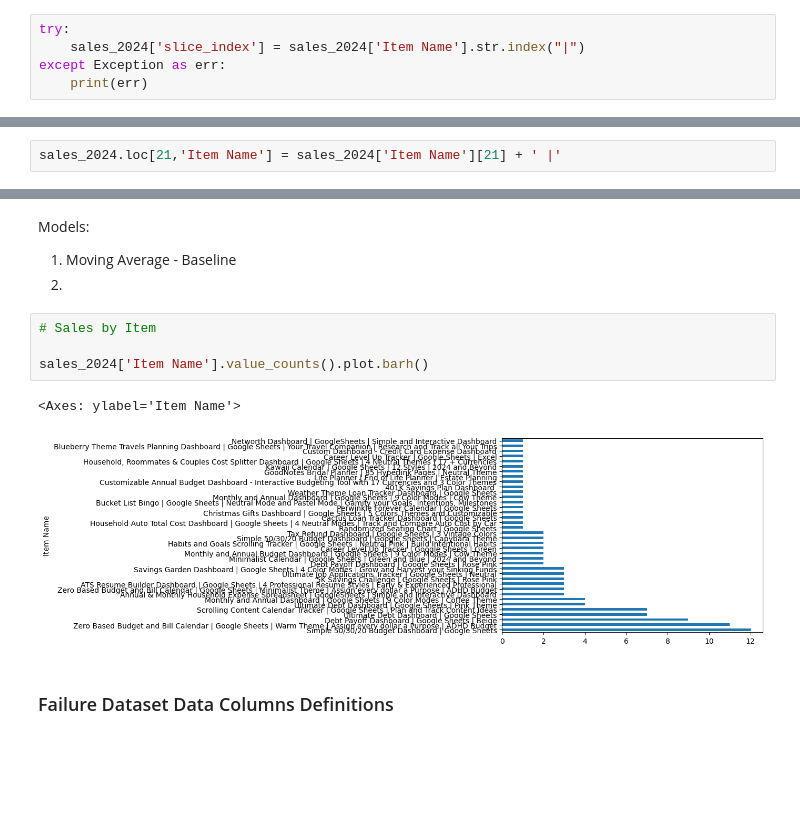
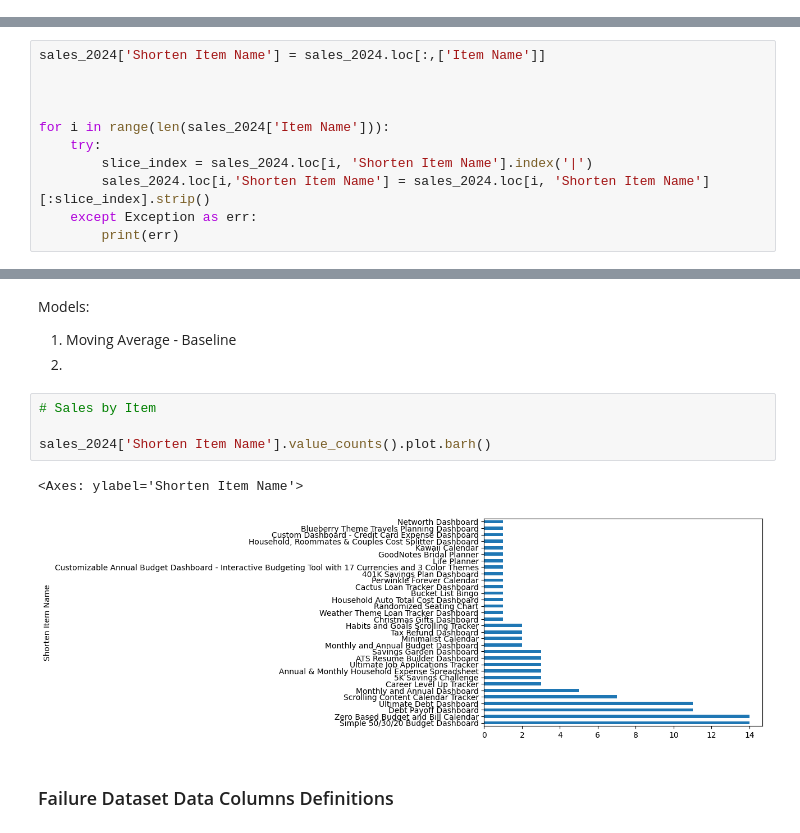
Before and after one commit to sc6354/Demand-Forecasting, a Jupyter notebook: forecasting.ipynb, the cells around one changed output, grey strips where cells are left out. Saved outputs shown, nothing was run; the diff lists cells and outputs as text; blank space fills up the shorter version.

Commit message:
added graph

```diff
--- a/forecasting.ipynb
+++ b/forecasting.ipynb
@@ -8,8 +10,3 @@ import json
 ### Setup - Load Datasets
 # %%
 sales_2024 = pd.read_csv('Data/EtsySoldOrderItems2024.csv')
-# %%
-try:
-    sales_2024['slice_index'] = sales_2024['Item Name'].str.index("|")
-except Exception as err:
-    print(err)
@@ -34,0 +39,11 @@ sales_2024['Item Name'][21]
+# %%
+sales_2024['Shorten Item Name'] = sales_2024.loc[:,['Item Name']]
+
+
+
+for i in range(len(sales_2024['Item Name'])):
+    try:
+        slice_index = sales_2024.loc[i, 'Shorten Item Name'].index('|')
+        sales_2024.loc[i,'Shorten Item Name'] = sales_2024.loc[i, 'Shorten Item Name'][:slice_index].strip()
+    except Exception as err:
+        print(err)
@@ -39,3 +75 @@ Index([21], dtype='int64')
-# %%
-sales_2024.loc[21,'Item Name'] = sales_2024['Item Name'][21] + ' |'
 # %%
@@ -76,10 +113,10 @@ Models:
 # %%
 # Sales by Item
 
-sales_2024['Item Name'].value_counts().plot.barh()
+sales_2024['Shorten Item Name'].value_counts().plot.barh()
 # %% [output]
-<Axes: ylabel='Item Name'>
+<Axes: ylabel='Shorten Item Name'>
-[figure, old version]
+[figure, new version]
 # %% [markdown]
 ### Failure Dataset Data Columns Definitions
 # %%
```
Also changed, not shown: parts of 9 cells of this notebook.
